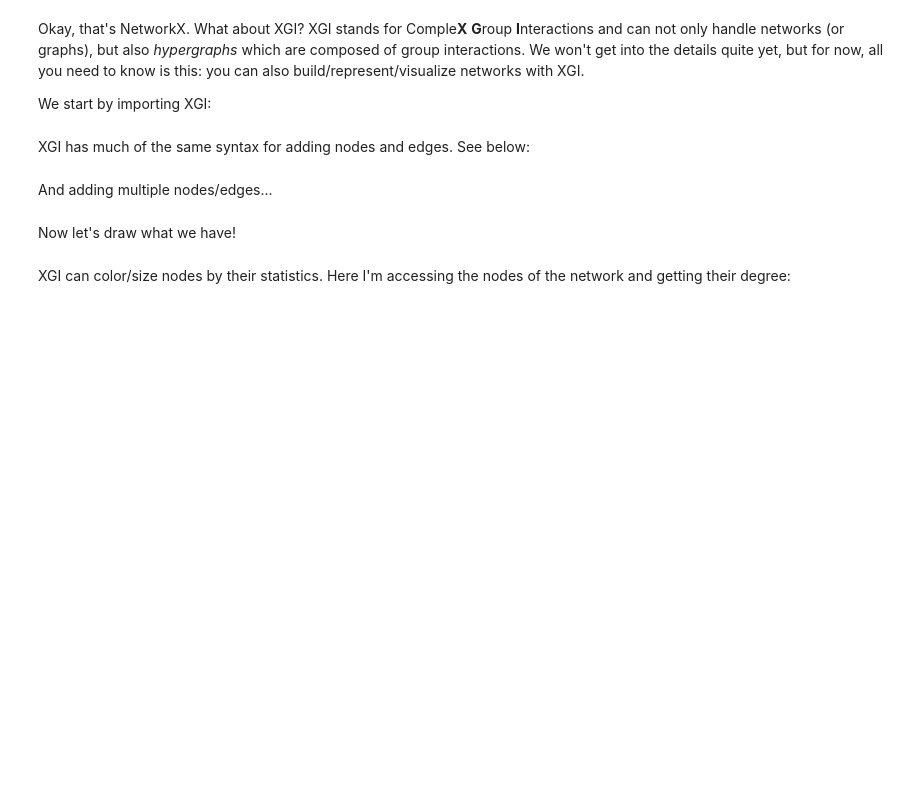
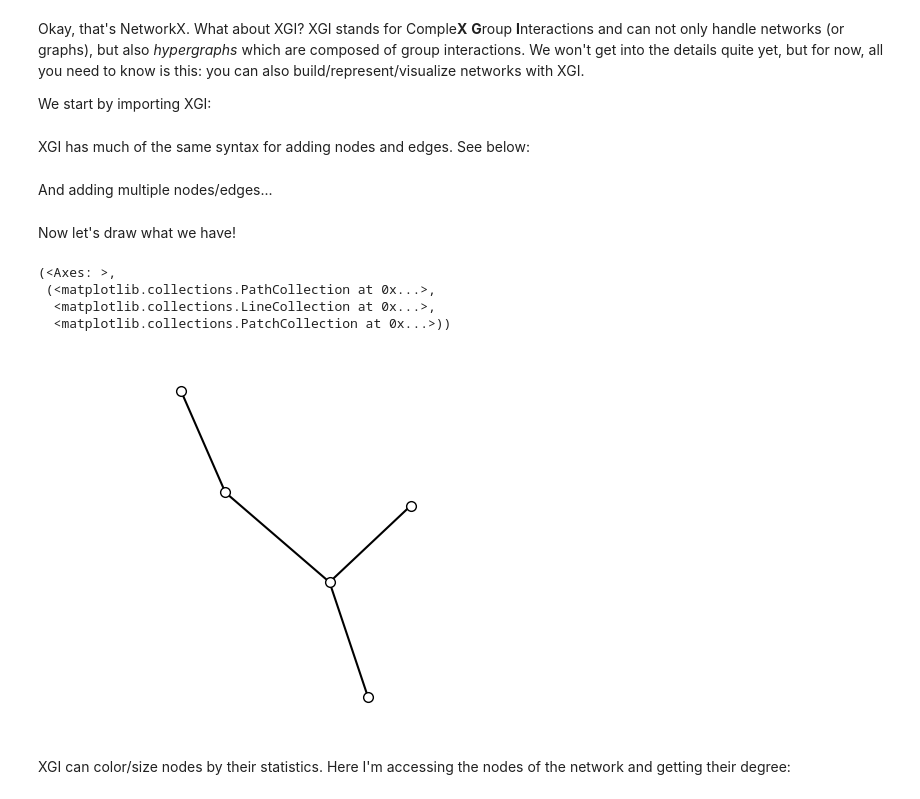
Before and after one commit to rahulsunilkumar/BIOL4559homework, a Jupyter notebook: lab-1.ipynb, the cells around one changed output. Cells and saved outputs as stored; diff of their text form; code cells hidden in the pictures; blank space fills up the shorter version.

```diff
--- a/lab-1.ipynb
+++ b/lab-1.ipynb
@@ -115,8 +207,30 @@ We start by importing XGI:
 # %% [markdown]
 XGI has much of the same syntax for adding nodes and edges. See below:
+# %%
+G = (
+    xgi.Hypergraph()
+)
+
+G.add_node(1)
+G.add_node(2)
+G.add_node(3)
+
+G.add_edge([1, 2])
+G.add_edge([2, 3])
 # %% [markdown]
 And adding multiple nodes/edges...
+# %%
+G.add_nodes_from([4, 5])
+G.add_edges_from([[1, 5], [1, 4]])
 # %% [markdown]
 Now let's draw what we have!
+# %%
+xgi.draw(G)
+# %% [output]
+(<Axes: >,
+ (<matplotlib.collections.PathCollection at 0x...>,
+  <matplotlib.collections.LineCollection at 0x...>,
+  <matplotlib.collections.PatchCollection at 0x...>))
+[figure, added]
 # %% [markdown]
 XGI can color/size nodes by their statistics. Here I'm accessing the nodes of the network and getting their degree:
```
Also changed, not shown: parts of 32 cells of this notebook.
